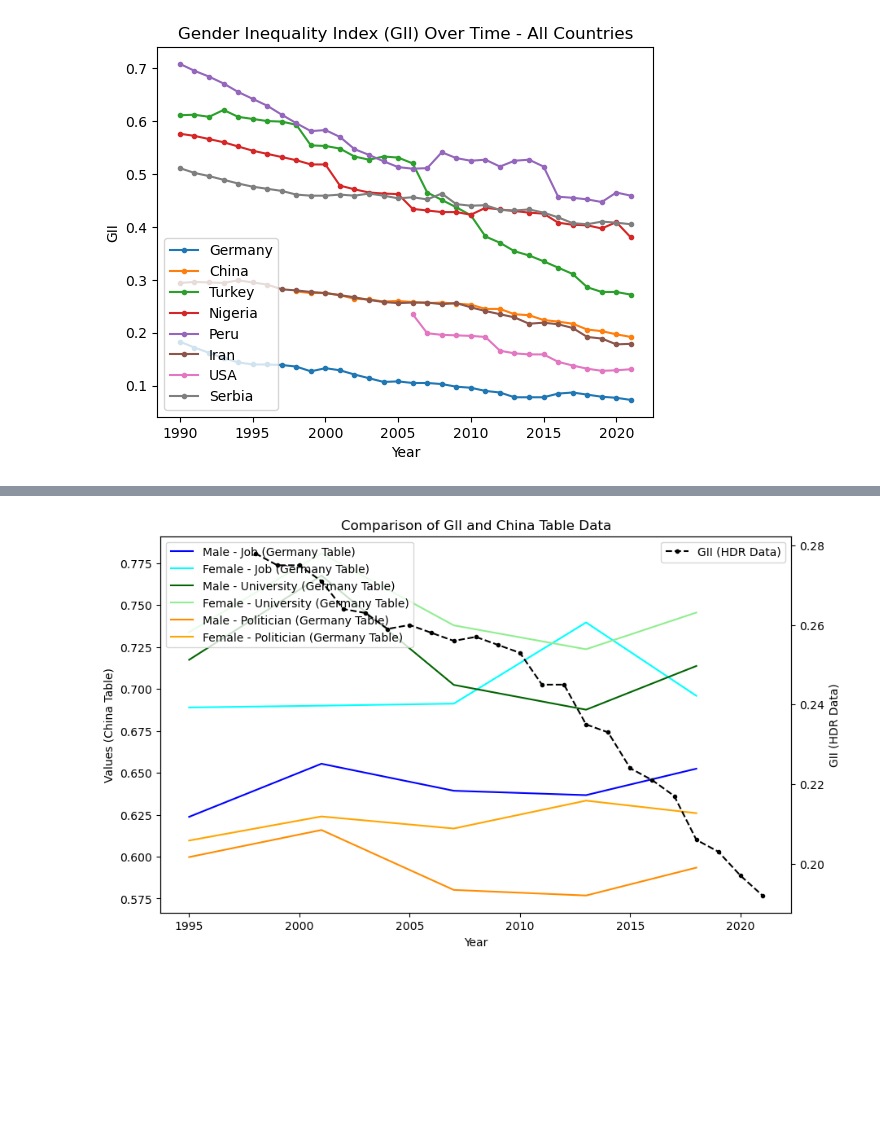
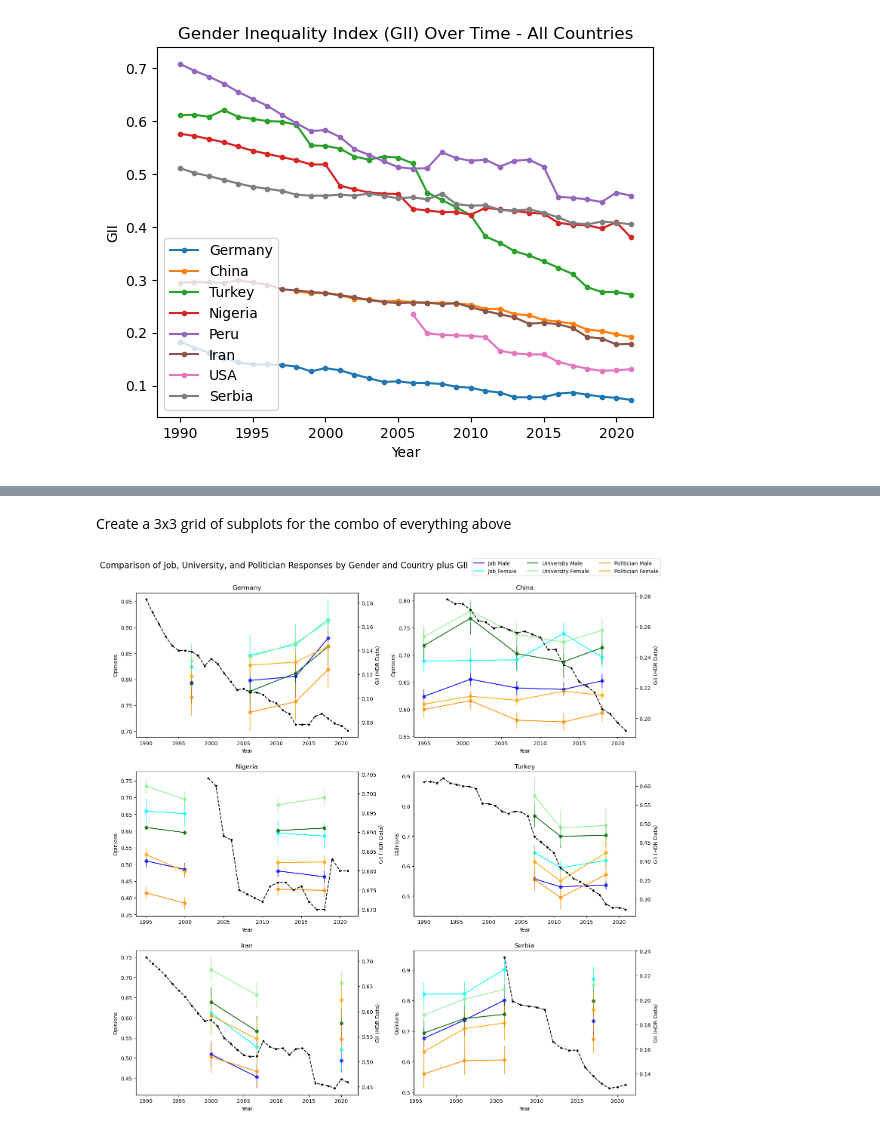
Before and after one commit to BeTheMaster/WorldGenderValues, a Jupyter notebook: src/02_visualize_reality_check.ipynb, the cells around one changed output, grey strips where cells are left out. Cells and saved outputs as stored; diff of their text form; code cells hidden in the pictures; blank space fills up the shorter version.

```diff
--- a/src/02_visualize_reality_check.ipynb
+++ b/src/02_visualize_reality_check.ipynb
@@ -370,49 +387,29 @@ plt.show()
-# %%
-china_data = {
-    'country_table': china_table,  # Replace with the actual country_table data
-    'hdr_data': [hdr_chn]  # Replace with the actual hdr_data
-}
-
-# Convert GII values to float, handling 'NAN'
-gii_values = np.array([float(val) if val != 'NAN' else np.nan for val in hdr_chn[0]])
-years_gii = hdr_chn[1]
-
-# Plotting
-fig, ax1 = plt.subplots(figsize=(10, 6))
-
-# Color options for Male and Female
-male_colors = ['blue', 'darkgreen', 'darkorange']
-female_colors = ['cyan', 'lightgreen', 'orange']
-
-for i, question in enumerate(['Job', 'University', 'Politician']):
-    male_data = china_table[china_table['Sex'] == 'Male'][question]
-    female_data = china_table[china_table['Sex'] == 'Female'][question]
-
-    # Plot Male and Female data
-    ax1.plot(china_table[china_table['Sex'] == 'Male']['Year'], male_data,
-             label=f'Male - {question} (Germany Table)', linestyle='-', color=male_colors[i])
-    ax1.plot(china_table[china_table['Sex'] == 'Female']['Year'], female_data,
-             label=f'Female - {question} (Germany Table)', linestyle='-', color=female_colors[i])
-
-# Set labels and title for the left y-axis
-ax1.set_xlabel('Year')
-ax1.set_ylabel('Values (China Table)')
-
-# Create a second y-axis on the right for GII data
-ax2 = ax1.twinx()
-
-# Plot GII values on the right y-axis
-ax2.plot(years_gii, gii_values, marker='.', label='GII (HDR Data)', linestyle='--', color='black')
-
-# Set labels for the right y-axis
-ax2.set_ylabel('GII (HDR Data)')
-
-# Add legend
-ax1.legend(loc='upper left')
-ax2.legend(loc='upper right')
-
-# Show the plot
-plt.title('China: comparison of GII and opinions')
-plt.show()
-# %% [output]
-[figure, removed]
+# %% [markdown]
+Create a 3x3 grid of subplots for the combo of everything above
+# %%
+save=False
+
+fig, axes = plt.subplots(nrows=3, ncols=2, figsize=(15, 15))
+axes = axes.flatten()
+
+# Plot each country on its corresponding subplot
+countries = ['Germany', 'China', 'Nigeria', 'Turkey', 'Iran', 'Serbia']
+for i, country in enumerate(countries):
+    ax = axes[i]
+    ax = plot_country_comparison(globals()[f"{country.lower()}_data"], country, ax)
+
+# Add common legend and title
+labels = ['Job Male', 'Job Female',
+          'University Male', 'University Female',
+          'Politician Male', 'Politician Female']
+fig.suptitle('Comparison of Job, University, and Politician Responses by Gender and Country plus GII', fontsize=16, x=0.32, y=0.99)
+fig.legend(loc='upper right', bbox_to_anchor=(0.99, 0.999), ncol=3, labels=labels)
+
+plt.tight_layout(pad=2)
+
+if save:
+    fig.savefig('..\\plots\\line\\comparison_plot.svg')
+    fig.savefig('..\\plots\\line\\comparison_plot.png')
+plt.show()
+# %% [output]
+[figure, added]
```
Also changed, not shown: parts of 10 cells of this notebook, 5 other files.
